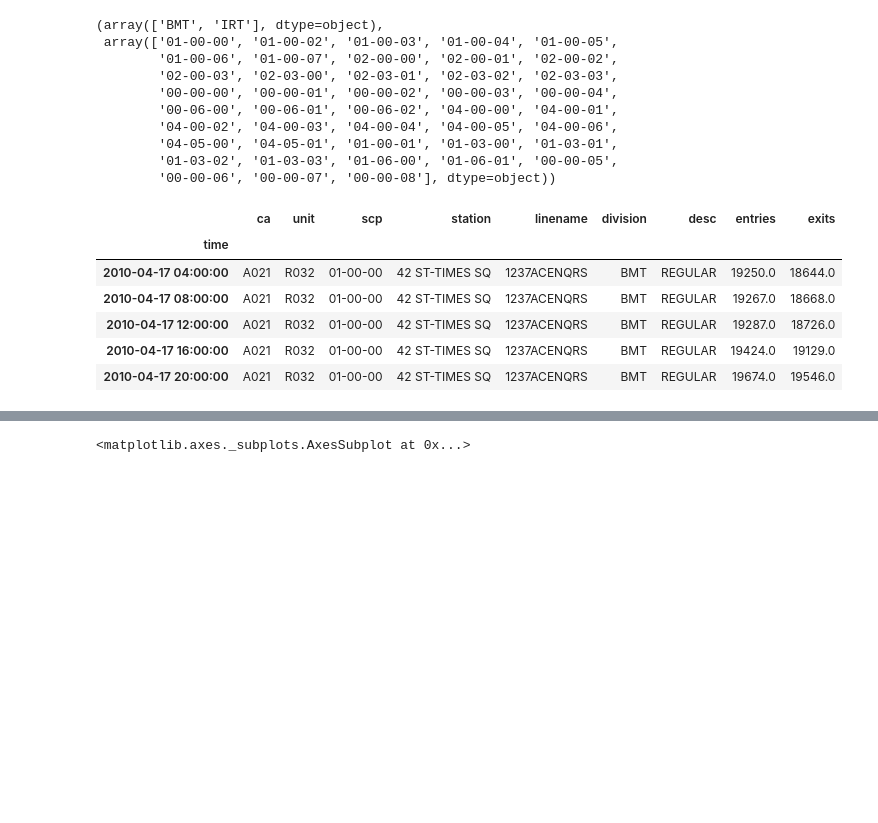
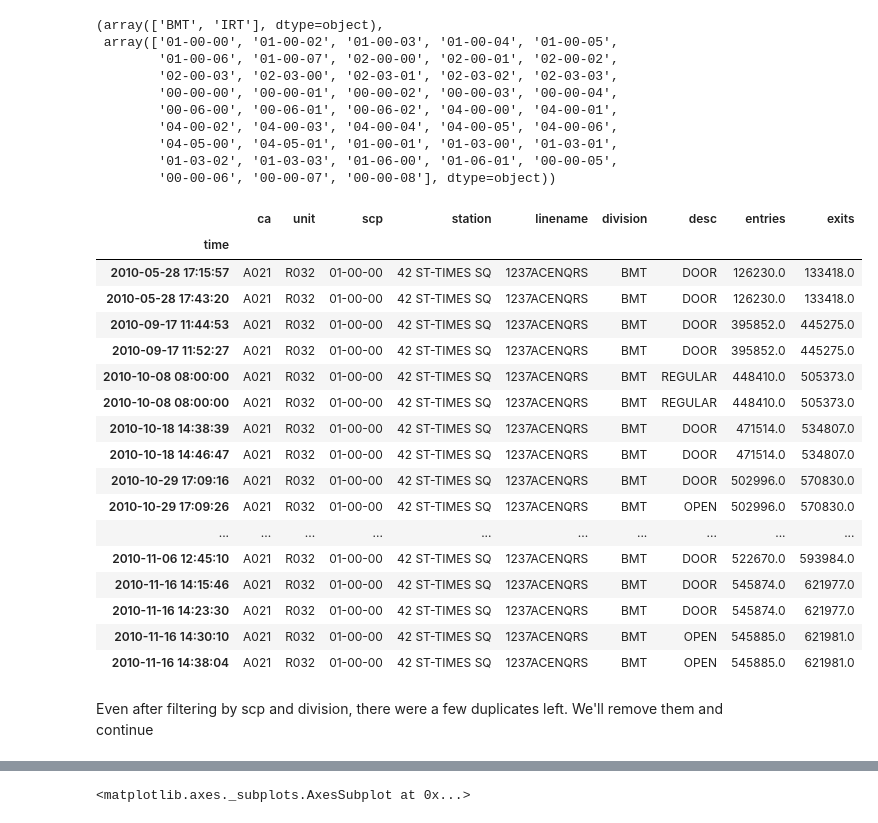
Before and after one commit to ggapp1/nyc-subway, a Jupyter notebook: forecast.ipynb, the cells around one changed output, grey strips where cells are left out. Cells and saved outputs as stored; diff of their text form; code cells hidden in the pictures; blank space fills up the shorter version.

```diff
--- a/forecast.ipynb
+++ b/forecast.ipynb
@@ -77,13 +77,25 @@ df_2010.division.unique(), df_2010.scp.unique()
         '00-00-06', '00-00-07', '00-00-08'], dtype=object))
 # %%
 df_2010.query('station == "42 ST-TIMES SQ" and scp == "01-00-00" and division == "BMT"', inplace=True)
-df_2010 = df_2010[~df_2010.index.duplicated(keep='first')]
-df_2010.head()
+df_2010[df_2010.duplicated(keep=False)]
 # %% [output]
 |  | ca | unit | scp | station | linename | division | desc | entries | exits |
 | time |  |  |  |  |  |  |  |  |  |
-| 2010-04-17 04:00:00 | A021 | R032 | 01-00-00 | 42 ST-TIMES SQ | 1237ACENQRS | BMT | REGULAR | 19250.0 | 18644.0 |
-| 2010-04-17 08:00:00 | A021 | R032 | 01-00-00 | 42 ST-TIMES SQ | 1237ACENQRS | BMT | REGULAR | 19267.0 | 18668.0 |
-| 2010-04-17 12:00:00 | A021 | R032 | 01-00-00 | 42 ST-TIMES SQ | 1237ACENQRS | BMT | REGULAR | 19287.0 | 18726.0 |
-| 2010-04-17 16:00:00 | A021 | R032 | 01-00-00 | 42 ST-TIMES SQ | 1237ACENQRS | BMT | REGULAR | 19424.0 | 19129.0 |
-| 2010-04-17 20:00:00 | A021 | R032 | 01-00-00 | 42 ST-TIMES SQ | 1237ACENQRS | BMT | REGULAR | 19674.0 | 19546.0 |
+| 2010-05-28 17:15:57 | A021 | R032 | 01-00-00 | 42 ST-TIMES SQ | 1237ACENQRS | BMT | DOOR | 126230.0 | 133418.0 |
+| 2010-05-28 17:43:20 | A021 | R032 | 01-00-00 | 42 ST-TIMES SQ | 1237ACENQRS | BMT | DOOR | 126230.0 | 133418.0 |
+| 2010-09-17 11:44:53 | A021 | R032 | 01-00-00 | 42 ST-TIMES SQ | 1237ACENQRS | BMT | DOOR | 395852.0 | 445275.0 |
+| 2010-09-17 11:52:27 | A021 | R032 | 01-00-00 | 42 ST-TIMES SQ | 1237ACENQRS | BMT | DOOR | 395852.0 | 445275.0 |
+| 2010-10-08 08:00:00 | A021 | R032 | 01-00-00 | 42 ST-TIMES SQ | 1237ACENQRS | BMT | REGULAR | 448410.0 | 505373.0 |
+| 2010-10-08 08:00:00 | A021 | R032 | 01-00-00 | 42 ST-TIMES SQ | 1237ACENQRS | BMT | REGULAR | 448410.0 | 505373.0 |
+| 2010-10-18 14:38:39 | A021 | R032 | 01-00-00 | 42 ST-TIMES SQ | 1237ACENQRS | BMT | DOOR | 471514.0 | 534807.0 |
+| 2010-10-18 14:46:47 | A021 | R032 | 01-00-00 | 42 ST-TIMES SQ | 1237ACENQRS | BMT | DOOR | 471514.0 | 534807.0 |
+| 2010-10-29 17:09:16 | A021 | R032 | 01-00-00 | 42 ST-TIMES SQ | 1237ACENQRS | BMT | DOOR | 502996.0 | 570830.0 |
+| 2010-10-29 17:09:26 | A021 | R032 | 01-00-00 | 42 ST-TIMES SQ | 1237ACENQRS | BMT | OPEN | 502996.0 | 570830.0 |
+| ... | ... | ... | ... | ... | ... | ... | ... | ... | ... |
+| 2010-11-06 12:45:10 | A021 | R032 | 01-00-00 | 42 ST-TIMES SQ | 1237ACENQRS | BMT | DOOR | 522670.0 | 593984.0 |
+| 2010-11-16 14:15:46 | A021 | R032 | 01-00-00 | 42 ST-TIMES SQ | 1237ACENQRS | BMT | DOOR | 545874.0 | 621977.0 |
+| 2010-11-16 14:23:30 | A021 | R032 | 01-00-00 | 42 ST-TIMES SQ | 1237ACENQRS | BMT | DOOR | 545874.0 | 621977.0 |
+| 2010-11-16 14:30:10 | A021 | R032 | 01-00-00 | 42 ST-TIMES SQ | 1237ACENQRS | BMT | OPEN | 545885.0 | 621981.0 |
+| 2010-11-16 14:38:04 | A021 | R032 | 01-00-00 | 42 ST-TIMES SQ | 1237ACENQRS | BMT | OPEN | 545885.0 | 621981.0 |
+# %% [markdown]
+Even after filtering by scp and division, there were a few duplicates left. We'll remove them and continue
```
Also changed, not shown: parts of 4 cells of this notebook.
